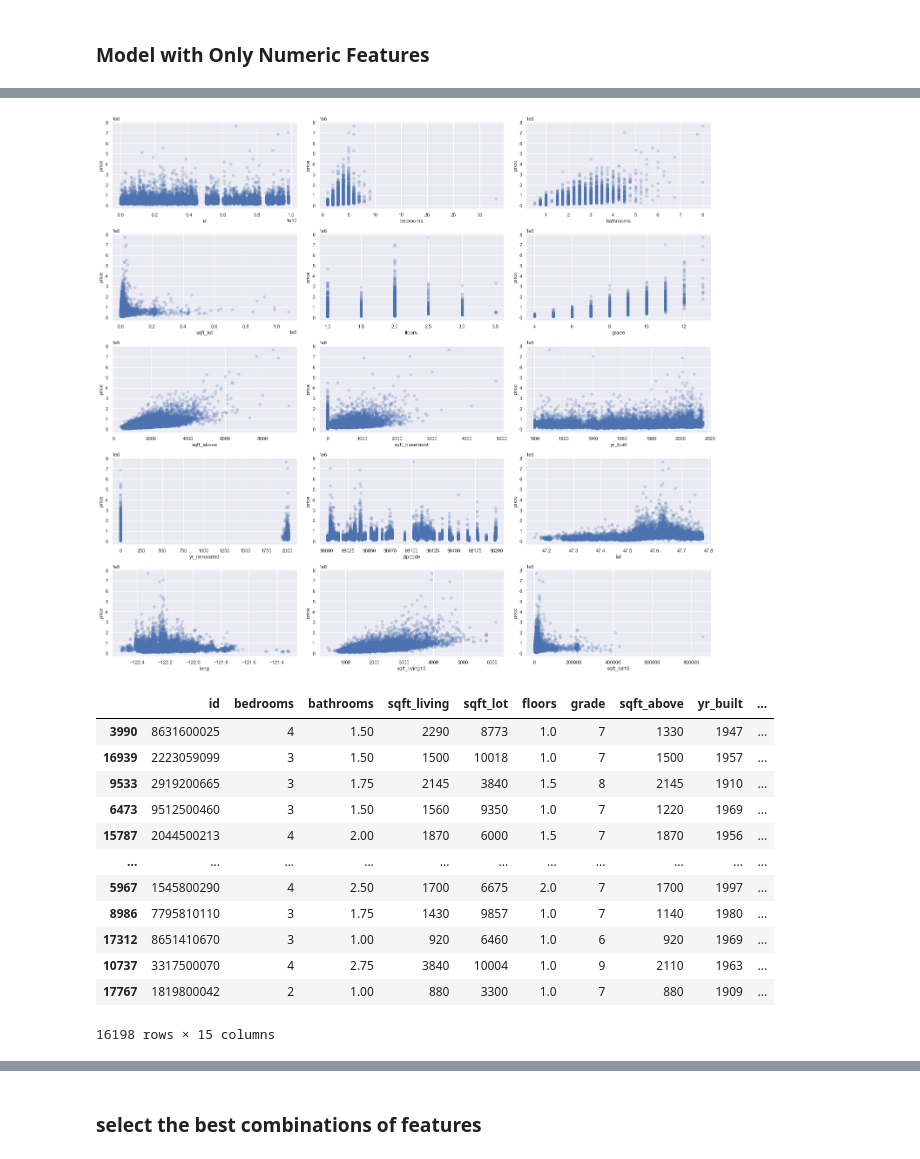
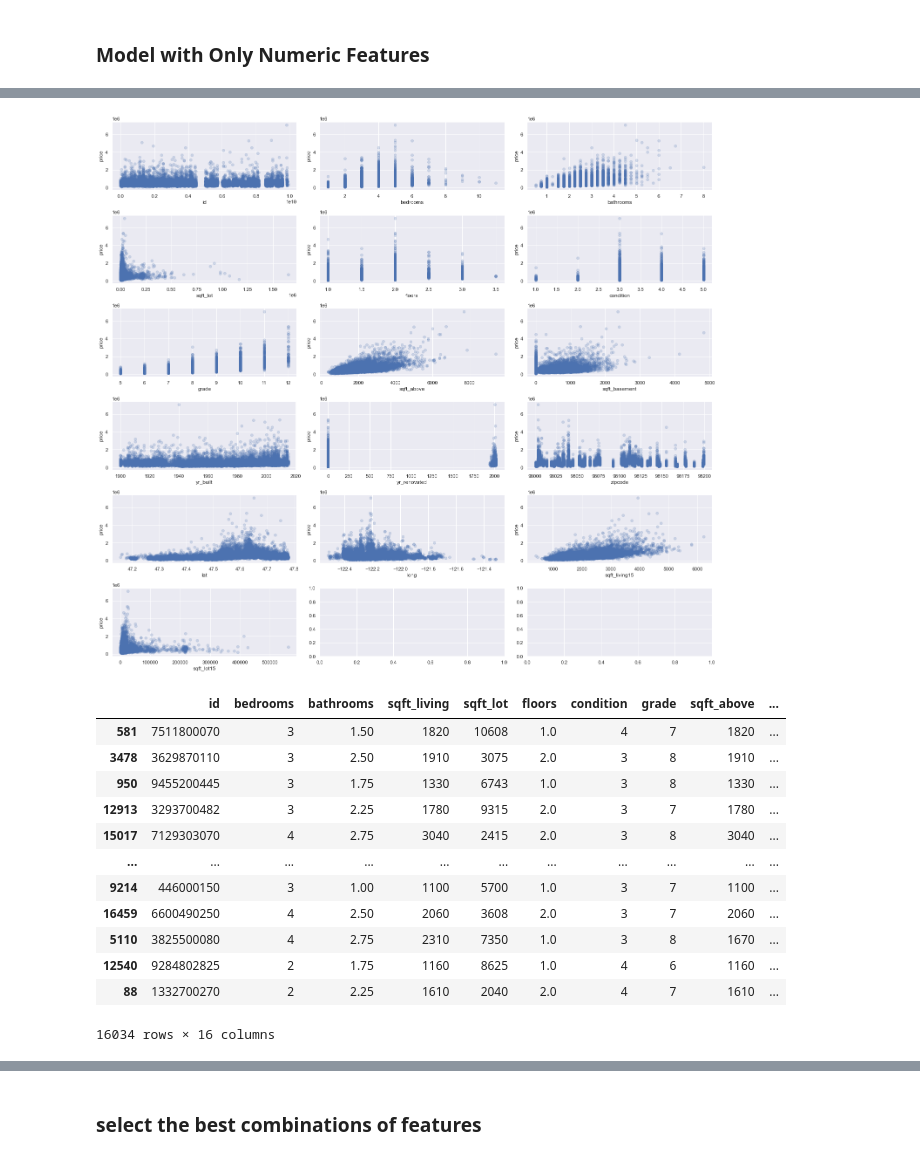
Before and after one commit to anguyen61191/NorthWestCountyProject, a Jupyter notebook: Julian_Notebook.ipynb, the cells around one changed output, grey strips where cells are left out. Saved outputs shown, nothing was run; the diff lists cells and outputs as text; code cells hidden in the pictures.

```diff
--- a/Julian_Notebook.ipynb
+++ b/Julian_Notebook.ipynb
@@ -117,0 +258,6 @@ memory usage: 3.5+ MB
+# %%
+df_copy["condition"] = df_copy["condition"].apply(lambda x: x.replace("Poor", '1'))
+df_copy["condition"] = df_copy["condition"].apply(lambda x: x.replace("Fair", '2'))
+df_copy["condition"] = df_copy["condition"].apply(lambda x: x.replace("Average", '3'))
+df_copy["condition"] = df_copy["condition"].apply(lambda x: x.replace("Very Good", '5'))
+df_copy["condition"] = df_copy["condition"].apply(lambda x: x.replace("Good", '4'))
@@ -117,0 +273,3 @@ memory usage: 3.5+ MB
+# %%
+df_copy['condition'] = df_copy["condition"].astype("int64")
+df_copy.info()
@@ -118,8 +294,8 @@ memory usage: 3.5+ MB
 # %%
-training_data = df.sample(frac = 0.75, random_state=25)
+training_data = df_copy.sample(frac = 0.75, random_state=25)
 x_train = training_data.drop('price', axis=1)
 y_train = training_data['price']
 
-testing_data = df.drop(training_data.index)
+testing_data = df_copy.drop(training_data.index)
 x_test = testing_data.drop('price', axis =1)
 y_test = testing_data['price']
@@ -155,3 +316,8 @@ y_train.hist()
 ## Model Construction
 # %% [markdown]
 ### Build a baseline Model
+# %%
+heatmap_data_ori = pd.concat([y_train_ori, x_train_ori], axis=1)
+corr = heatmap_data_ori.corr()
+sns.set(rc={'figure.figsize':(16, 14)})
+sns.heatmap(data=corr, annot=True);
@@ -249,36 +461,38 @@ x_train_numeric
 # %%
 scatterplot_data = x_train_numeric.drop("sqft_living", axis=1)
 
-fig, axes = plt.subplots(ncols=3, nrows=5, figsize=(20, 18))
+fig, axes = plt.subplots(ncols=3, nrows=6, figsize=(20, 18))
 fig.set_tight_layout(True)
 
 for index, col in enumerate(scatterplot_data.columns):
     ax = axes[index//3][index%3]
     ax.scatter(x_train_numeric[col], y_train, alpha=0.2)
     ax.set_xlabel(col)
     ax.set_ylabel("price")
 # %% [output]
-[figure, old version]
+[figure, new version]
 # %%
 ## drop id,
 x_train_second_model = x_train_numeric.drop('id', axis=1).copy()
 x_train_second_model = x_train_numeric.drop('yr_renovated', axis=1).copy()
 x_train_second_model = x_train_numeric.drop('sqft_basement', axis=1).copy()
+x_train_second_model = x_train_numeric.drop('long', axis=1).copy()
+
 x_train_second_model
 # %% [output]
-|  | id | bedrooms | bathrooms | sqft_living | sqft_lot | floors | grade | sqft_above | yr_built | ... |
-| 3990 | 8631600025 | 4 | 1.50 | 2290 | 8773 | 1.0 | 7 | 1330 | 1947 | ... |
-| 16939 | 2223059099 | 3 | 1.50 | 1500 | 10018 | 1.0 | 7 | 1500 | 1957 | ... |
-| 9533 | 2919200665 | 3 | 1.75 | 2145 | 3840 | 1.5 | 8 | 2145 | 1910 | ... |
-| 6473 | 9512500460 | 3 | 1.50 | 1560 | 9350 | 1.0 | 7 | 1220 | 1969 | ... |
-| 15787 | 2044500213 | 4 | 2.00 | 1870 | 6000 | 1.5 | 7 | 1870 | 1956 | ... |
+|  | id | bedrooms | bathrooms | sqft_living | sqft_lot | floors | condition | grade | sqft_above | ... |
+| 581 | 7511800070 | 3 | 1.50 | 1820 | 10608 | 1.0 | 4 | 7 | 1820 | ... |
+| 3478 | 3629870110 | 3 | 2.50 | 1910 | 3075 | 2.0 | 3 | 8 | 1910 | ... |
+| 950 | 9455200445 | 3 | 1.75 | 1330 | 6743 | 1.0 | 3 | 8 | 1330 | ... |
+| 12913 | 3293700482 | 3 | 2.25 | 1780 | 9315 | 2.0 | 3 | 7 | 1780 | ... |
+| 15017 | 7129303070 | 4 | 2.75 | 3040 | 2415 | 2.0 | 3 | 8 | 3040 | ... |
 | ... | ... | ... | ... | ... | ... | ... | ... | ... | ... | ... |
-| 5967 | 1545800290 | 4 | 2.50 | 1700 | 6675 | 2.0 | 7 | 1700 | 1997 | ... |
-| 8986 | 7795810110 | 3 | 1.75 | 1430 | 9857 | 1.0 | 7 | 1140 | 1980 | ... |
-| 17312 | 8651410670 | 3 | 1.00 | 920 | 6460 | 1.0 | 6 | 920 | 1969 | ... |
-| 10737 | 3317500070 | 4 | 2.75 | 3840 | 10004 | 1.0 | 9 | 2110 | 1963 | ... |
-| 17767 | 1819800042 | 2 | 1.00 | 880 | 3300 | 1.0 | 7 | 880 | 1909 | ... |
+| 9214 | 446000150 | 3 | 1.00 | 1100 | 5700 | 1.0 | 3 | 7 | 1100 | ... |
+| 16459 | 6600490250 | 4 | 2.50 | 2060 | 3608 | 2.0 | 3 | 7 | 2060 | ... |
+| 5110 | 3825500080 | 4 | 2.75 | 2310 | 7350 | 1.0 | 3 | 8 | 1670 | ... |
+| 12540 | 9284802825 | 2 | 1.75 | 1160 | 8625 | 1.0 | 4 | 6 | 1160 | ... |
+| 88 | 1332700270 | 2 | 2.25 | 1610 | 2040 | 2.0 | 4 | 7 | 1610 | ... |
-16198 rows × 15 columns
+16034 rows × 16 columns
 # %%
 second_model = LinearRegression()
 
```
Also changed, not shown: parts of 32 cells of this notebook.
